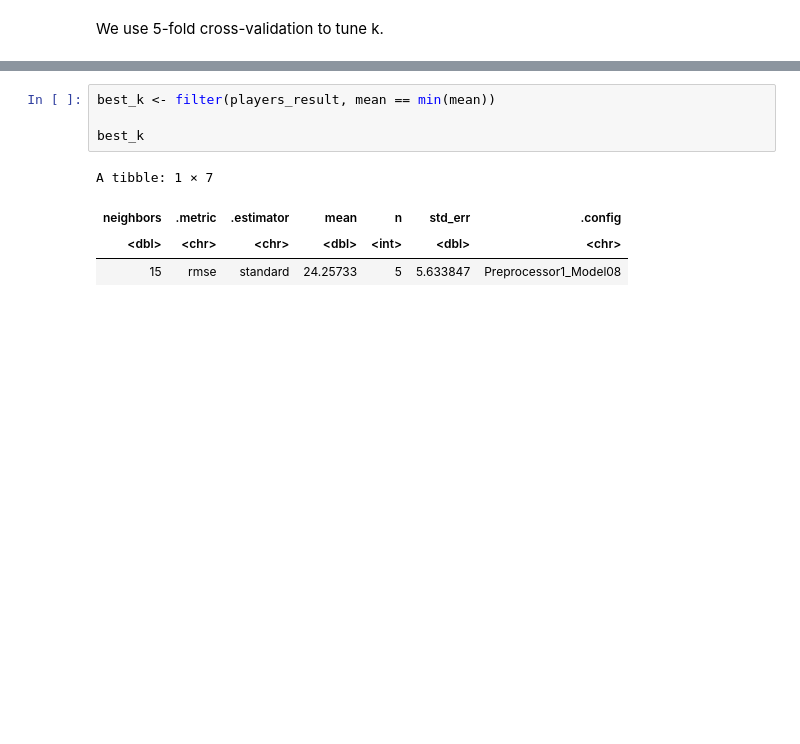
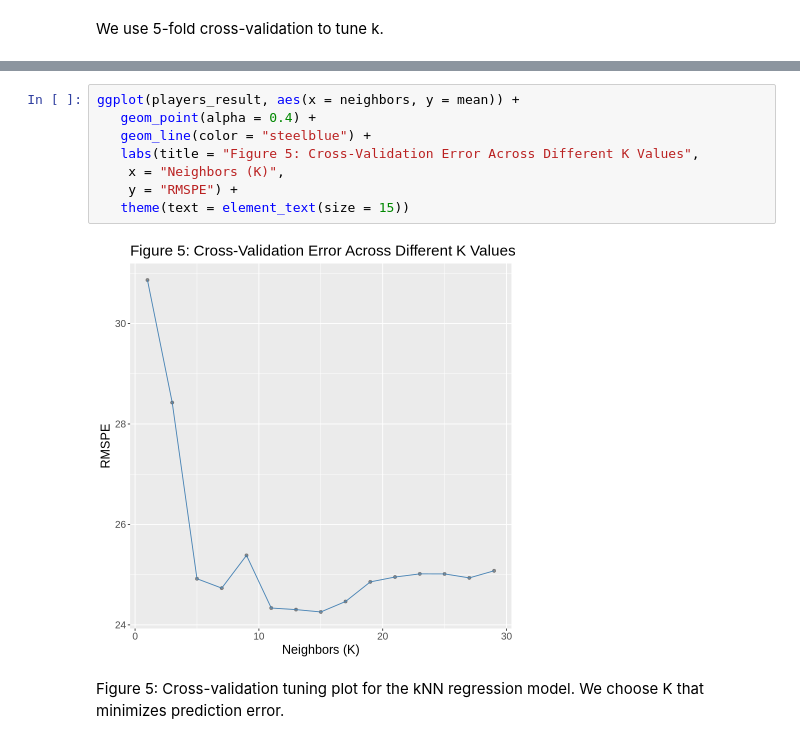
Before and after one commit to nat-ttt/group_project_final, a Jupyter notebook: Group_project.ipynb, the cells around one changed output, grey strips where cells are left out. Drawn from its saved outputs; the diff is of its cells as text; blank space fills up the shorter version.

```diff
--- a/Group_project.ipynb
+++ b/Group_project.ipynb
@@ -332,12 +333,15 @@ A tibble: 15 × 7
 | 9 | rmse | standard | 25.38440 | 5 | 5.287290 | Preprocessor1_Model05 |
 | 3 | rmse | standard | 28.42711 | 5 | 6.232671 | Preprocessor1_Model02 |
 | 1 | rmse | standard | 30.86600 | 5 | 9.537708 | Preprocessor1_Model01 |
-# %%
-best_k <- filter(players_result, mean == min(mean))
-
-best_k
-# %% [output]
-A tibble: 1 × 7
-| neighbors | .metric | .estimator | mean | n | std_err | .config |
-| <dbl> | <chr> | <chr> | <dbl> | <int> | <dbl> | <chr> |
-| 15 | rmse | standard | 24.25733 | 5 | 5.633847 | Preprocessor1_Model08 |
+# %%
+ggplot(players_result, aes(x = neighbors, y = mean)) +
+   geom_point(alpha = 0.4) +
+   geom_line(color = "steelblue") +
+   labs(title = "Figure 5: Cross-Validation Error Across Different K Values",
+    x = "Neighbors (K)",
+    y = "RMSPE") +
+   theme(text = element_text(size = 15))
+# %% [output]
+[figure, added]
+# %% [markdown]
+Figure 5: Cross-validation tuning plot for the kNN regression model. We choose K that minimizes prediction error.
```
Also changed, not shown: parts of 12 cells of this notebook.
